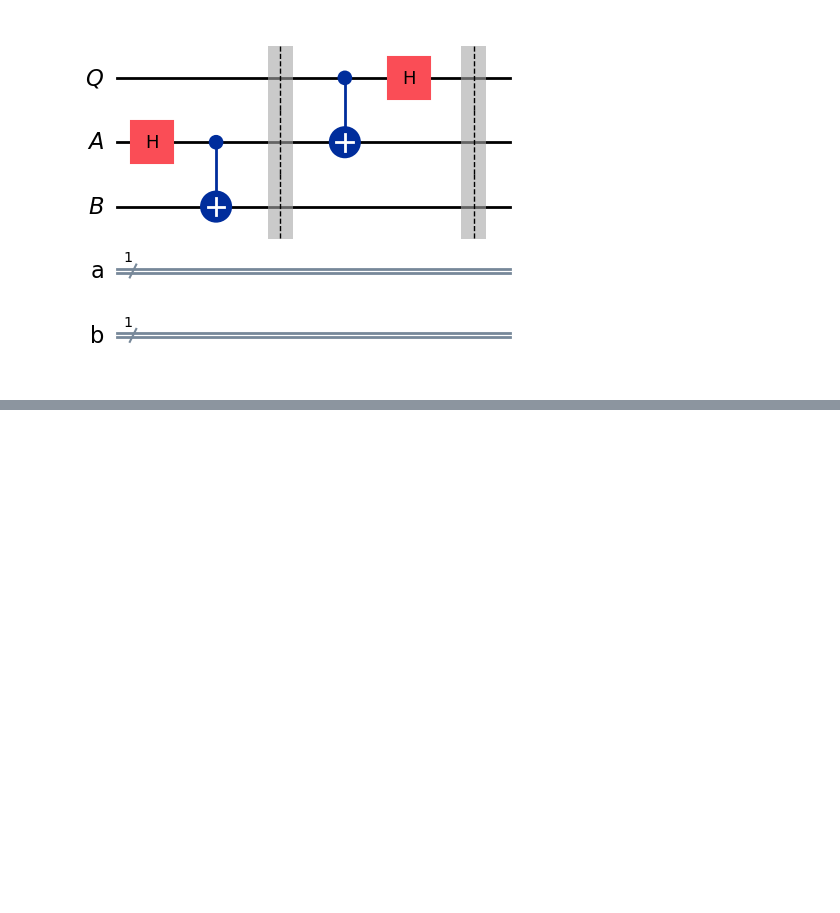
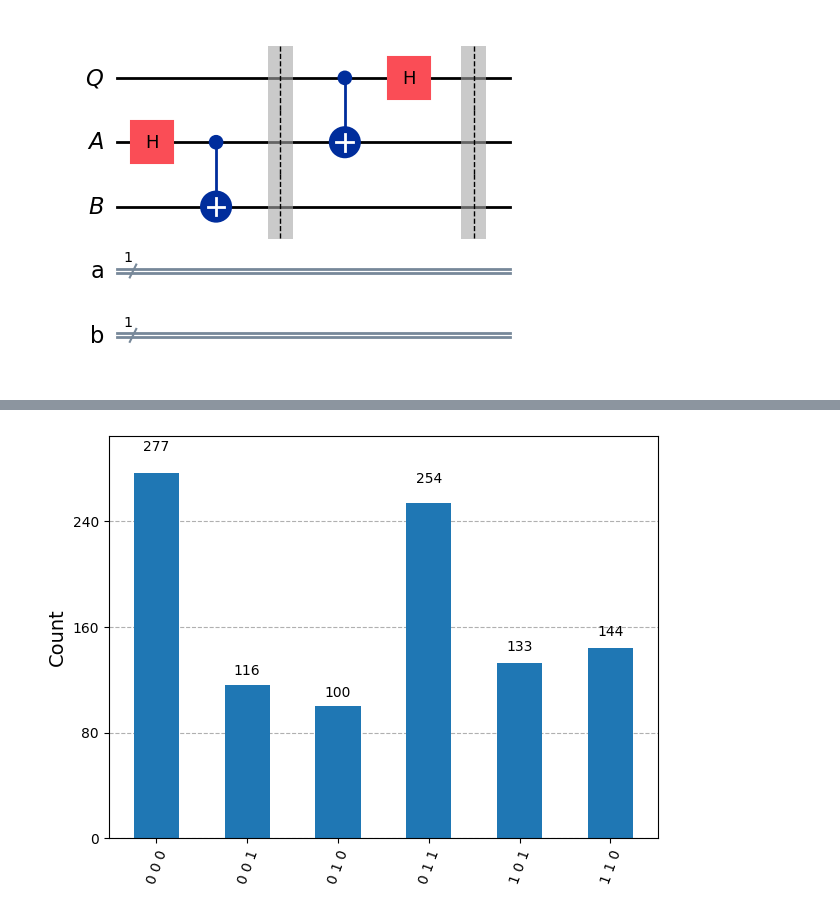
Before and after one commit to Shlok-C/Superposed, a Jupyter notebook: Qiskit/entanglement.ipynb, the cells around one changed output, grey strips where cells are left out. Drawn from its saved outputs; the diff is of its cells as text; code cells hidden in the pictures; blank space fills up the shorter version.

```diff
--- a/Qiskit/entanglement.ipynb
+++ b/Qiskit/entanglement.ipynb
@@ -65,0 +98,9 @@ teleportation_protocol.draw('mpl')
+# %%
+# Run protocol on Aer Simulator
+
+result = AerSimulator().run(test).result()
+stats = result.get_counts()
+
+plot_histogram(stats)
+# %% [output]
+[figure, added]
```
Also changed, not shown: parts of 6 cells of this notebook.
